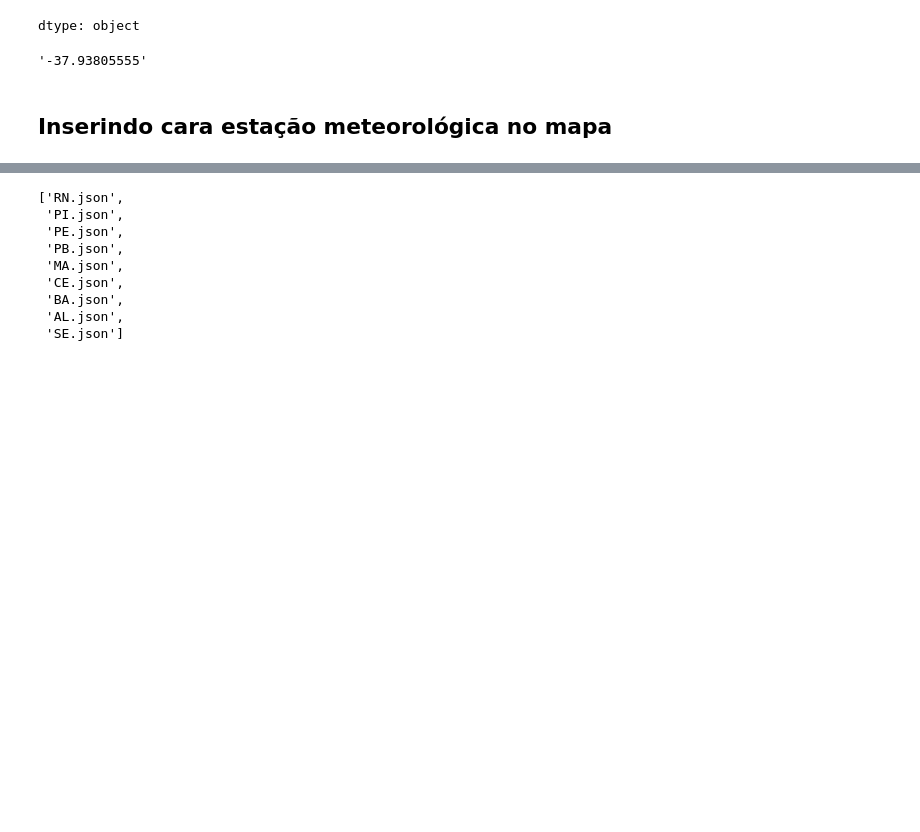
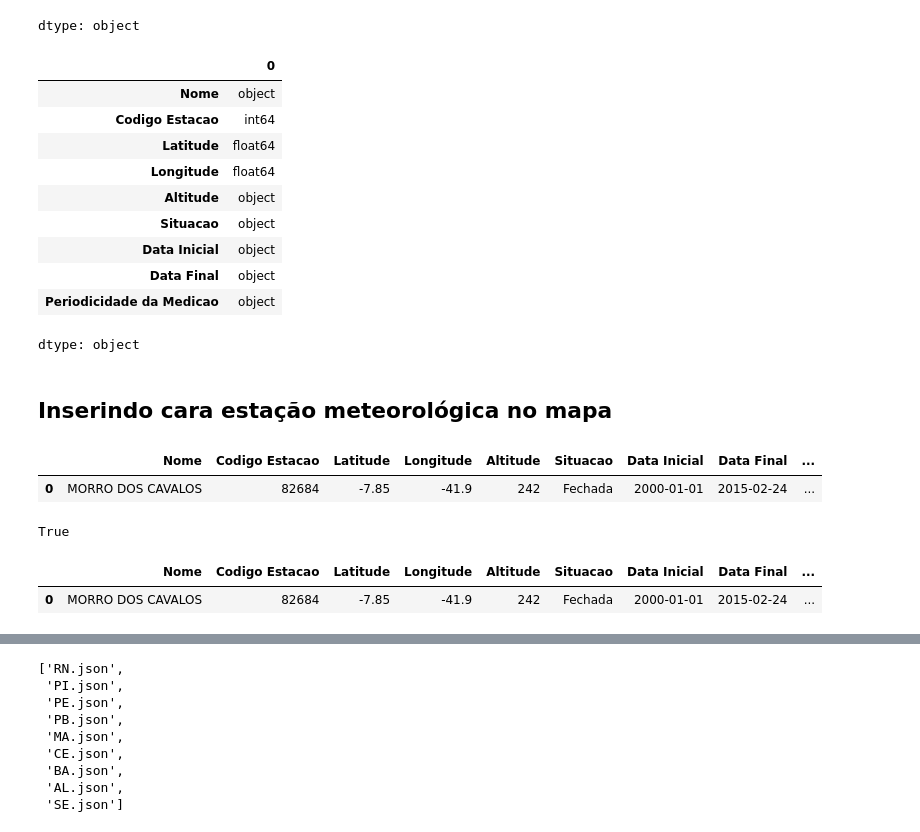
Before and after one commit to maryofcarmo/AULA01, a Jupyter notebook: TCC.ipynb, the cells around one changed output, grey strips where cells are left out. Drawn from its saved outputs; the diff is of its cells as text; code cells hidden in the pictures; blank space fills up the shorter version.

```diff
--- a/TCC.ipynb
+++ b/TCC.ipynb
@@ -708,16 +579,45 @@ df_82989.dtypes
 | Data Final | object |
 | Periodicidade da Medicao | object |
 dtype: object
+# %%
+#SUBSTITUINDO OBJECT PARA FLOAT OU STRING
+
+'''colunas = ['PRECIPITACAO TOTAL, MENSAL(mm)', 'INSOLACAO TOTAL, MENSAL(h)', 'VENTO, VELOCIDADE MEDIA MENSAL(m/s)']
+
+for nome_df, df in dicionarios_info_estacao.items():  # chave:nome_serie, valor: df
+  for coluna in colunas:
+    #linha que sbstitui cada vírgula presente em cada coluna por ponto
+    df[coluna] = df[coluna].astype(str).str.replace(',', '.')
+    # linha que transforma cada coluna em variável do tipo float
+    df[coluna] = df[coluna].astype(float)'''
+
+df_82684['Nome'] = df_82684['Nome'].astype(str)
+df_82684['Codigo Estacao'] = df_82684['Codigo Estacao'].astype(int)
+df_82684['Latitude'] = df_82684['Latitude'].astype(float)
+df_82684['Longitude'] = df_82684['Longitude'].astype(float)
+# %%
+#verifico que realmente mudei o tipo do objeto
+df_82684.dtypes
+# %% [output]
+|  | 0 |
+| Nome | object |
+| Codigo Estacao | int64 |
+| Latitude | float64 |
+| Longitude | float64 |
+| Altitude | object |
+| Situacao | object |
+| Data Inicial | object |
+| Data Final | object |
+| Periodicidade da Medicao | object |
+dtype: object
 # %%
 # criando ponto geografico no df_82989
-latitude = df_82989['Latitude'][0]
-longitude = df_82989['Longitude'][0]
+latitude = df_82684['Latitude'][0]
+longitude = df_82684['Longitude'][0]
 
 
 # Criar um ponto geográfico com as coordenadas
-#ponto = Point(longitude, latitude)
+ponto = Point(longitude, latitude)
 #ponto'''
-# %% [output]
-'-37.93805555'
 # %% [markdown]
 ## Inserindo cara estação meteorológica no mapa
@@ -723,0 +628,9 @@ longitude = df_82989['Longitude'][0]
+# %%
+df_82684
+# %% [output]
+|  | Nome | Codigo Estacao | Latitude | Longitude | Altitude | Situacao | Data Inicial | Data Final | ... |
+| 0 | MORRO DOS CAVALOS | 82684 | -7.85 | -41.9 | 242 | Fechada | 2000-01-01 | 2015-02-24 | ... |
+# %%
+isinstance(df_82684, pd.DataFrame)
+# %% [output]
+True
@@ -723,0 +639,6 @@ longitude = df_82989['Longitude'][0]
+# %%
+# Definir o sistema de coordenadas (CRS)
+gdf_82684.set_crs(epsg=4326, inplace=True)  # WGS84, comum para coordenadas de latitude e longitude
+# %% [output]
+|  | Nome | Codigo Estacao | Latitude | Longitude | Altitude | Situacao | Data Inicial | Data Final | ... |
+| 0 | MORRO DOS CAVALOS | 82684 | -7.85 | -41.9 | 242 | Fechada | 2000-01-01 | 2015-02-24 | ... |
```
Also changed, not shown: parts of 39 cells of this notebook.
